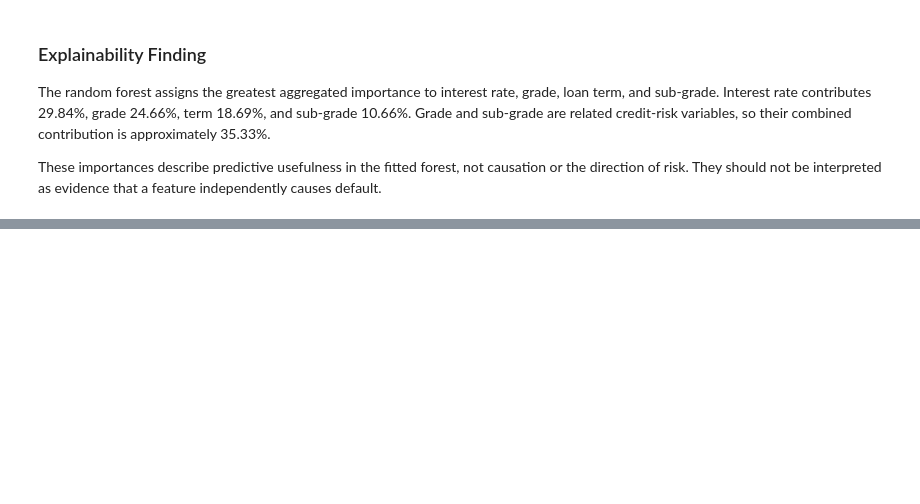
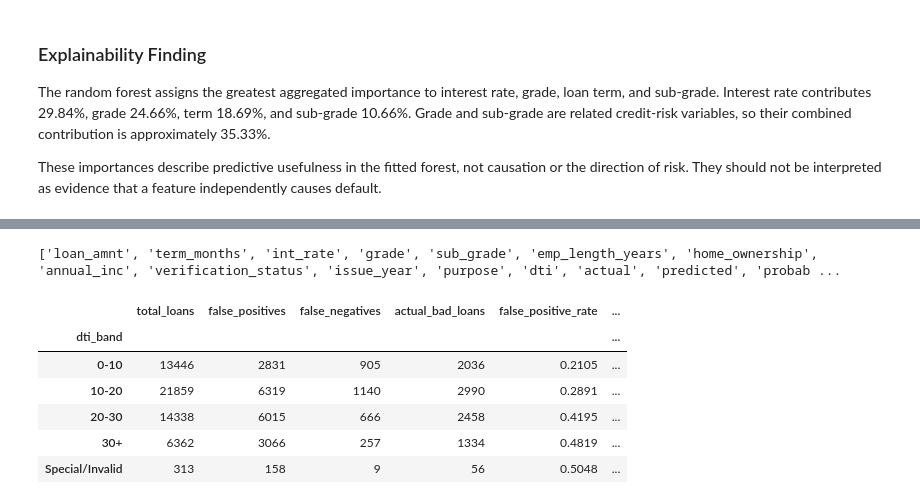
Before and after one commit to brishavrajbahak/loan-default-prediction, a Jupyter notebook: notebooks/05_tree_models.ipynb, the cells around one changed output, grey strips where cells are left out. Drawn from its saved outputs; the diff is of its cells as text; code cells hidden in the pictures; blank space fills up the shorter version.

```diff
--- a/notebooks/05_tree_models.ipynb
+++ b/notebooks/05_tree_models.ipynb
@@ -536,0 +622,18 @@ These importances describe predictive usefulness in the fitted forest, not causa
+# %%
+error_analysis["dti_band"] = pd.cut(
+    error_analysis["dti"].where(error_analysis["dti"] < 100),
+    bins=[-np.inf, 10, 20, 30, np.inf],
+    labels=["0-10", "10-20", "20-30", "30+"],
+)
+
+error_analysis["dti_band"] = error_analysis["dti_band"].cat.add_categories("Special/Invalid")
+error_analysis["dti_band"] = error_analysis["dti_band"].fillna("Special/Invalid")
+
+dti_error_summary = (
+    error_analysis
+    .groupby("dti_band", observed=False)["error_type"]
+    .value_counts()
+    .unstack(fill_value=0)
+)
+
+display(dti_error_summary)
@@ -536,0 +648,35 @@ These importances describe predictive usefulness in the fitted forest, not causa
+# %%
+print(error_analysis.columns.tolist())
+# %% [output]
+['loan_amnt', 'term_months', 'int_rate', 'grade', 'sub_grade', 'emp_length_years', 'home_ownership', 'annual_inc', 'verification_status', 'issue_year', 'purpose', 'dti', 'actual', 'predicted', 'probab ...
+# %%
+dti_error_rates = (
+    error_analysis
+    .groupby("dti_band", observed=False)
+    .agg(
+        total_loans=("actual", "size"),
+        false_positives=("error_type", lambda values: (values == "False Positive").sum()),
+        false_negatives=("error_type", lambda values: (values == "False Negative").sum()),
+        actual_bad_loans=("actual", "sum"),
+    )
+)
+
+dti_error_rates["false_positive_rate"] = (
+    dti_error_rates["false_positives"]
+    / dti_error_rates["total_loans"]
+)
+
+dti_error_rates["false_negative_rate"] = (
+    dti_error_rates["false_negatives"]
+    / dti_error_rates["actual_bad_loans"]
+)
+
+display(dti_error_rates.round(4))
+# %% [output]
+|  | total_loans | false_positives | false_negatives | actual_bad_loans | false_positive_rate | ... |
+| dti_band |  |  |  |  |  | ... |
+| 0-10 | 13446 | 2831 | 905 | 2036 | 0.2105 | ... |
+| 10-20 | 21859 | 6319 | 1140 | 2990 | 0.2891 | ... |
+| 20-30 | 14338 | 6015 | 666 | 2458 | 0.4195 | ... |
+| 30+ | 6362 | 3066 | 257 | 1334 | 0.4819 | ... |
+| Special/Invalid | 313 | 158 | 9 | 56 | 0.5048 | ... |
```
Also changed, not shown: parts of 12 cells of this notebook, 1 other file.
